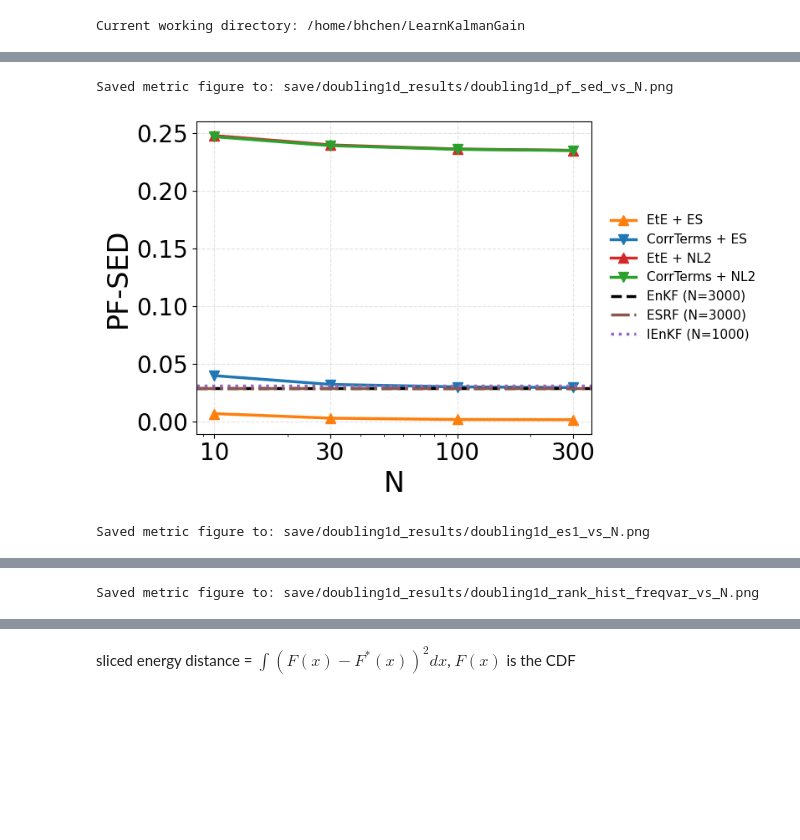
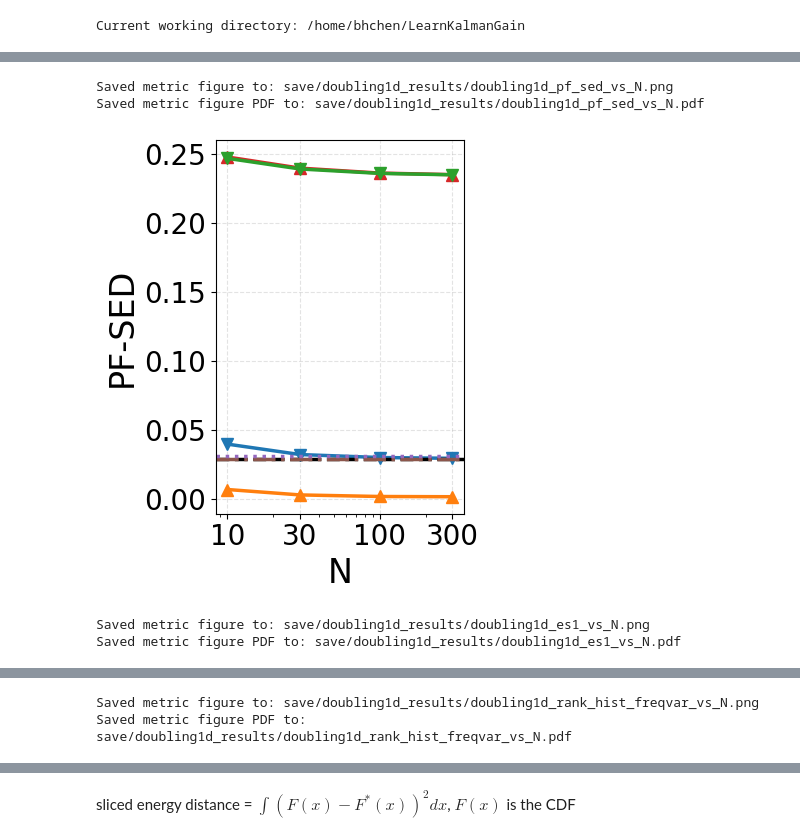
Before and after one commit to wispcarey/Proper-Scoring-Ensemble-Filter, a Jupyter notebook: test_notebooks/doubling1d_results.ipynb, the cells around one changed output, grey strips where cells are left out. Drawn from its saved outputs; the diff is of its cells as text; code cells hidden in the pictures; blank space fills up the shorter version.

```diff
--- a/test_notebooks/doubling1d_results.ipynb
+++ b/test_notebooks/doubling1d_results.ipynb
@@ -312,11 +538,12 @@ selected_ns = [10, 30, 100, 300]
 axis_label_fontsize = 24
 tick_fontsize = 20
 
-# Width for saved figure (without legend).
+# Metric figures are saved and displayed with the same layout (no legend).
 fig_width_no_legend = 4
-# Display figure uses extra width to fit legend on the right.
-fig_width_with_legend = fig_width_no_legend + 6
 fig_height = 4.8
+METRIC_LEGEND_WIDTH = 1.9
+METRIC_LEGEND_HEIGHT_PER_ITEM = 0.42
+METRIC_LEGEND_BASE_HEIGHT = 0.3
 
 series_styles = {
     'CorrTerms + ES': {'color': '#1f77b4', 'marker': 'v', 'linestyle': '-', 'x_factor': 1.0},
@@ -427,52 +654,82 @@ ml_legend_handles = [
 ]
 benchmark_legend_labels = [
     f"{benchmark_label} (N={benchmark_reference_rows[benchmark_label]['N']})"
     for benchmark_label in benchmark_dirs
 ]
 benchmark_legend_handles = [
     Line2D([0], [0], linewidth=2.5, linestyle=benchmark_styles[benchmark_label]['linestyle'], color=benchmark_styles[benchmark_label]['color'])
     for benchmark_label in benchmark_dirs
 ]
 
 for metric_label, _, metric_key in metric_specs:
-    # 1) Save a narrow figure without legend, and do not display it.
-    fig_save, ax_save = plt.subplots(figsize=(fig_width_no_legend, fig_height))
-    draw_metric(ax_save, metric_label)
-    fig_save.tight_layout()
+    fig_metric, ax_metric = plt.subplots(figsize=(fig_width_no_legend, fig_height))
+    draw_metric(ax_metric, metric_label)
+    fig_metric.tight_layout()
     output_path = base_dir / f'doubling1d_{metric_key}_vs_N.png'
-    fig_save.savefig(output_path, dpi=220, bbox_inches='tight')
+    output_pdf_path = output_path.with_suffix('.pdf')
+    fig_metric.savefig(output_path, dpi=220, bbox_inches='tight')
+    fig_metric.savefig(output_pdf_path, bbox_inches='tight')
     print(f'Saved metric figure to: {output_path}')
-    plt.close(fig_save)
-
-    # 2) Show a wider figure with legend on the right, and do not save it.
-    fig_show, ax_show = plt.subplots(figsize=(fig_width_with_legend, fig_height))
-    draw_metric(ax_show, metric_label)
-    ax_show.legend(loc='center left', bbox_to_anchor=(1.02, 0.5), frameon=False, fontsize=11)
-    fig_show.tight_layout(rect=(0, 0, 0.82, 1))
+    print(f'Saved metric figure PDF to: {output_pdf_path}')
     plt.show()
+    plt.close(fig_metric)
 
 
 legend_labels = ml_legend_labels + benchmark_legend_labels
 legend_handles = ml_legend_handles + benchmark_legend_handles
 
-legend_fig, legend_ax = plt.subplots(figsize=(16, 1.8))
-legend_ax.axis('off')
-legend_ax.legend(
+legend_horizontal_fig, legend_horizontal_ax = plt.subplots(figsize=(20, 1.6))
+legend_horizontal_ax.axis('off')
+legend_horizontal_ax.legend(
     legend_handles,
     legend_labels,
     loc='center',
-    ncol=4,
+    ncol=len(legend_handles),
     frameon=False,
     handlelength=2.6,
-    columnspacing=1.2,
+    columnspacing=1.0,
     fontsize=12,
 )
 
-legend_output_path = base_dir / 'doubling1d_metrics_vs_N_legend_horizontal.png'
-legend_fig.savefig(legend_output_path, dpi=220, bbox_inches='tight', pad_inches=0.06)
-print(f'Saved legend figure to: {legend_output_path}')
+legend_horizontal_output_path = base_dir / 'doubling1d_metrics_vs_N_legend_horizontal.png'
+legend_horizontal_output_pdf_path = legend_horizontal_output_path.with_suffix('.pdf')
+legend_horizontal_fig.savefig(legend_horizontal_output_path, dpi=220, bbox_inches='tight', pad_inches=0.06)
+legend_horizontal_fig.savefig(legend_horizontal_output_pdf_path, bbox_inches='tight', pad_inches=0.06)
+print(f'Saved horizontal legend figure to: {legend_horizontal_output_path}')
+print(f'Saved horizontal legend figure PDF to: {legend_horizontal_output_pdf_path}')
 plt.show()
+plt.close(legend_horizontal_fig)
+
+legend_vertical_fig, legend_vertical_ax = plt.subplots(
+    figsize=(
+        METRIC_LEGEND_WIDTH,
+        METRIC_LEGEND_HEIGHT_PER_ITEM * len(legend_labels) + METRIC_LEGEND_BASE_HEIGHT,
+    )
+)
+legend_vertical_ax.axis('off')
+legend_vertical_ax.legend(
+    legend_handles,
+    legend_labels,
+    loc='center',
+    ncol=1,
+    frameon=False,
+    handlelength=2.6,
+    columnspacing=1.0,
+    labelspacing=1.0,
+    fontsize=12,
+)
+
+legend_vertical_output_path = base_dir / 'doubling1d_metrics_vs_N_legend_vertical.png'
+legend_vertical_output_pdf_path = legend_vertical_output_path.with_suffix('.pdf')
+legend_vertical_fig.savefig(legend_vertical_output_path, dpi=220, bbox_inches='tight', pad_inches=0.06)
+legend_vertical_fig.savefig(legend_vertical_output_pdf_path, bbox_inches='tight', pad_inches=0.06)
+print(f'Saved vertical legend figure to: {legend_vertical_output_path}')
+print(f'Saved vertical legend figure PDF to: {legend_vertical_output_pdf_path}')
+plt.show()
+plt.close(legend_vertical_fig)
 # %% [output]
 Saved metric figure to: save/doubling1d_results/doubling1d_pf_sed_vs_N.png
+Saved metric figure PDF to: save/doubling1d_results/doubling1d_pf_sed_vs_N.pdf
-[figure, old version]
+[figure, new version]
 Saved metric figure to: save/doubling1d_results/doubling1d_es1_vs_N.png
+Saved metric figure PDF to: save/doubling1d_results/doubling1d_es1_vs_N.pdf
@@ -480 +737,2 @@ Saved metric figure to: save/doubling1d_results/doubling1d_es1_vs_N.png
 Saved metric figure to: save/doubling1d_results/doubling1d_rank_hist_freqvar_vs_N.png
+Saved metric figure PDF to: save/doubling1d_results/doubling1d_rank_hist_freqvar_vs_N.pdf
```
Also changed, not shown: parts of 3 cells of this notebook, 15 other files.
